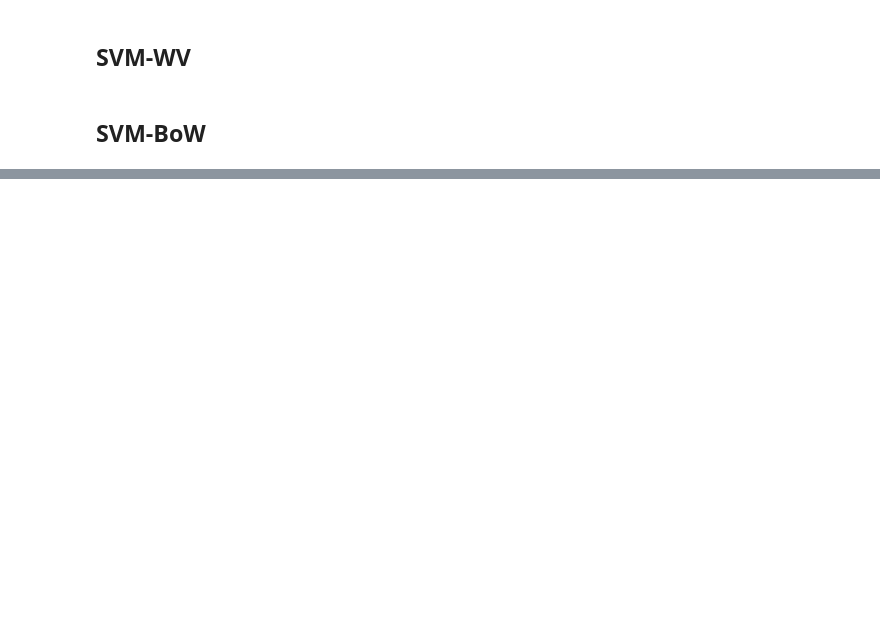
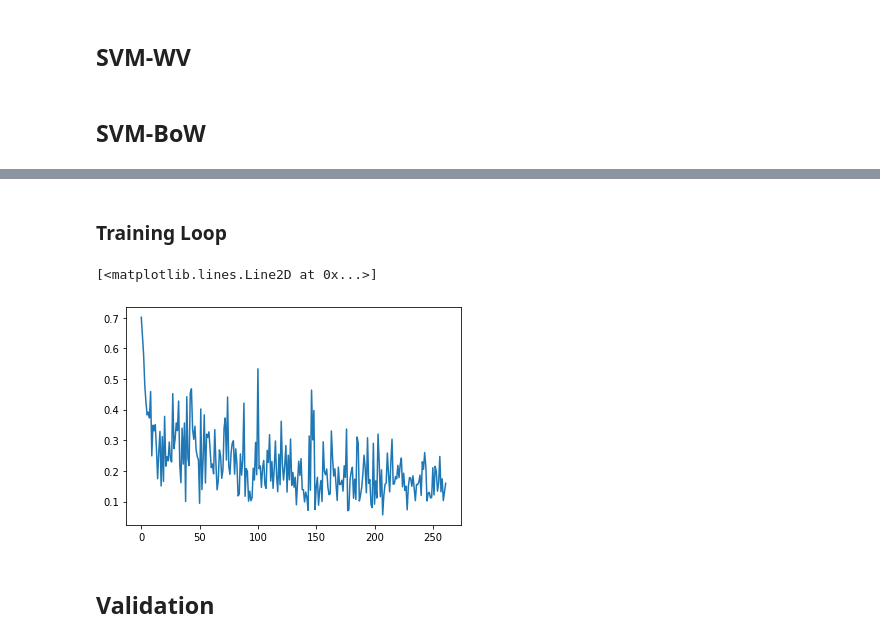
Before and after one commit to kaimckeever/pcl-classify, a Jupyter notebook: CS_4650_Final_Project.ipynb, the cells around one changed output, grey strips where cells are left out. Drawn from its saved outputs; the diff is of its cells as text; code cells hidden in the pictures; blank space fills up the shorter version.

Commit message:
Kai/bert embeddings (#1)
Implemented train and validation loops and ran models, tuned hyperparameters, and performed feature engineering.

```diff
--- a/CS_4650_Final_Project.ipynb
+++ b/CS_4650_Final_Project.ipynb
@@ -222,0 +267,4 @@ classification_report(predictions_SVM_bow, test_Y)
+# %%
+model = DistilBertForSequenceClassification.from_pretrained('distilbert-base-uncased', num_labels=2)
+if device == "cuda":
+    model.cuda()
@@ -222,0 +279,12 @@ classification_report(predictions_SVM_bow, test_Y)
+# %%
+from transformers import AdamW, BertConfig
+lr = 5e-5
+optimizer = AdamW(model.parameters(), lr=lr)
+# %%
+from transformers import get_linear_schedule_with_warmup
+
+epochs = 2
+
+total_steps = len(train_dataloader) * epochs
+
+scheduler = get_linear_schedule_with_warmup(optimizer, num_warmup_steps = 0, num_training_steps = total_steps)
@@ -222,0 +304,33 @@ classification_report(predictions_SVM_bow, test_Y)
+# %% [markdown]
+### Training Loop
+# %%
+train_losses = []
+epoch_iterator = trange(epochs, desc="Epoch")
+for _ in epoch_iterator:
+    data_iterator = tqdm(train_dataloader, desc="Iteration")
+    model.train()
+    train_loss = 0
+    for batch in data_iterator:
+        batch = tuple(b.to(device) for b in batch)
+        inputs = {'input_ids':      batch[0],
+                  'attention_mask': batch[1],
+                  'labels':         batch[2]}
+        model.zero_grad()
+        model.to(device)
+        outputs = model(**inputs)
+        loss = outputs[0]
+        train_loss += loss.item()
+        train_losses = np.append(train_losses, loss.item())
+        loss.backward()
+        torch.nn.utils.clip_grad_norm_(model.parameters(), 1.0)
+        optimizer.step()
+        scheduler.step()
+    avg_train_loss = train_loss / len(train_dataloader)
+# %%
+import matplotlib.pyplot as plt
+plt.plot(train_losses)
+# %% [output]
+[<matplotlib.lines.Line2D at 0x...>]
+[figure, added]
+# %% [markdown]
+## Validation
```
Also changed, not shown: parts of 27 cells of this notebook, 28 other files.
